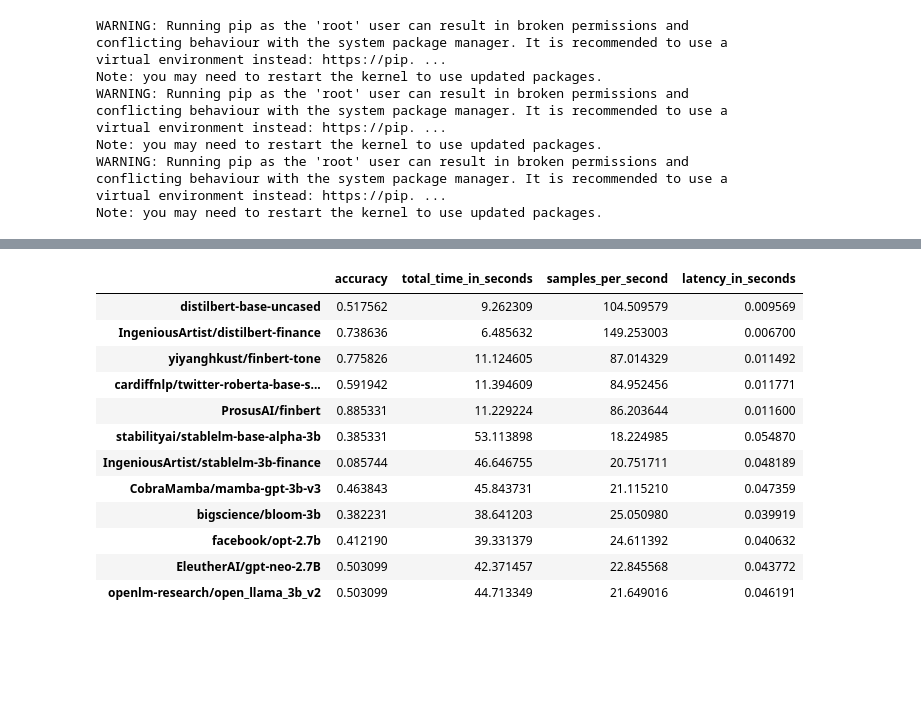
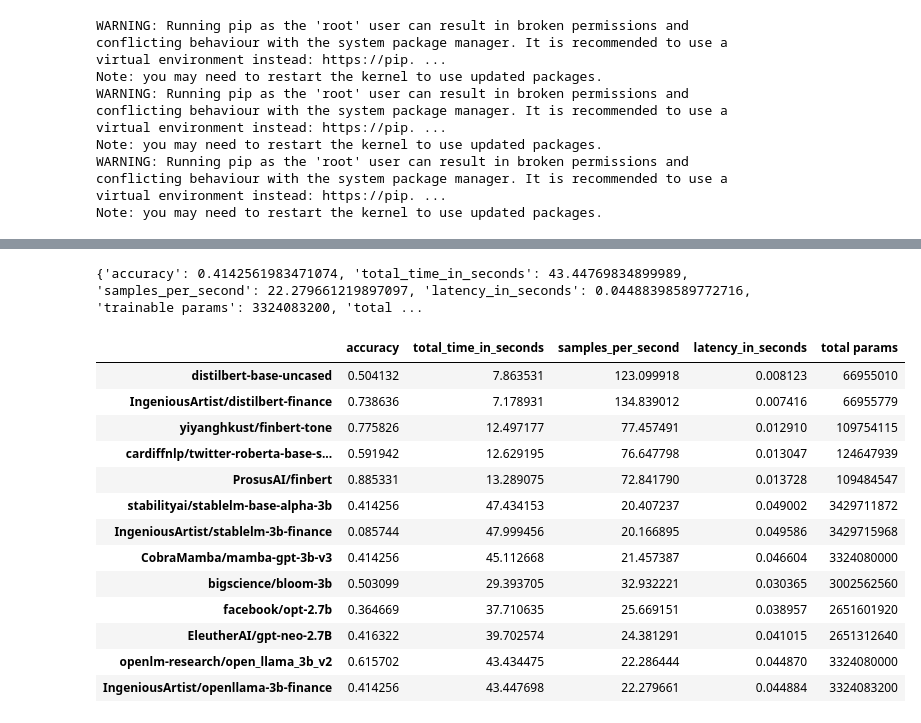
Before and after one commit to IngeniousArtist/LLM-SentimentAnalysis, a Jupyter notebook: Evaluate all models.ipynb, the cells around one changed output, grey strips where cells are left out. Drawn from its saved outputs; the diff is of its cells as text; code cells hidden in the pictures; blank space fills up the shorter version.

```diff
--- a/Evaluate all models.ipynb
+++ b/Evaluate all models.ipynb
@@ -248,7 +310,7 @@ Asking to truncate to max_length but no maximum length is provided and the model
 # facebook/opt-2.7b
 
 eval_results = task_evaluator.compute(
-    model_or_pipeline="facebook/opt-2.7b",
+    model_or_pipeline=models[i],
     input_column = "sentence",
     label_column = "label",
     data=data,
@@ -256,8 +318,10 @@ eval_results = task_evaluator.compute(
     label_mapping={"LABEL_0": 0, "LABEL_1": 1, "LABEL_2": 2}
 )
 
+eval_results.update(model_params(models[i]))
 results.append(eval_results)
 print(eval_results)
+i += 1
 # %% [output]
 Some weights of OPTForSequenceClassification were not initialized from the model checkpoint at facebook/opt-2.7b and are newly initialized: ['score.weight']
 You should probably TRAIN this model on a down-stream task to be able to use it for predictions and inference.
@@ -267,7 +333,7 @@ Asking to truncate to max_length but no maximum length is provided and the model
 # EleutherAI/gpt-neo-2.7B
 
 eval_results = task_evaluator.compute(
-    model_or_pipeline="EleutherAI/gpt-neo-2.7B",
+    model_or_pipeline=models[i],
     input_column = "sentence",
     label_column = "label",
     data=data,
@@ -275,8 +341,10 @@ eval_results = task_evaluator.compute(
     label_mapping={"LABEL_0": 0, "LABEL_1": 1, "LABEL_2": 2}
 )
 
+eval_results.update(model_params(models[i]))
 results.append(eval_results)
 print(eval_results)
+i += 1
 # %% [output]
 Some weights of GPTNeoForSequenceClassification were not initialized from the model checkpoint at EleutherAI/gpt-neo-2.7B and are newly initialized: ['score.weight']
 You should probably TRAIN this model on a down-stream task to be able to use it for predictions and inference.
@@ -285,7 +355,7 @@ You should probably TRAIN this model on a down-stream task to be able to use it
 # openlm-research/open_llama_3b_v2
 
 eval_results = task_evaluator.compute(
-    model_or_pipeline="openlm-research/open_llama_3b_v2",
+    model_or_pipeline=models[i],
     input_column = "sentence",
     label_column = "label",
     data=data,
@@ -293,8 +363,10 @@ eval_results = task_evaluator.compute(
     label_mapping={"LABEL_0": 0, "LABEL_1": 1, "LABEL_2": 2}
 )
 
+eval_results.update(model_params(models[i]))
 results.append(eval_results)
 print(eval_results)
+i += 1
 # %% [output]
 Some weights of LlamaForSequenceClassification were not initialized from the model checkpoint at openlm-research/open_llama_3b_v2 and are newly initialized: ['score.weight']
 You should probably TRAIN this model on a down-stream task to be able to use it for predictions and inference.
@@ -302,22 +377,42 @@ You should probably TRAIN this model on a down-stream task to be able to use it
+# %%
+# IngeniousArtist/openllama-3b-finance
+
+eval_results = task_evaluator.compute(
+    model_or_pipeline=models[i],
+    input_column = "sentence",
+    label_column = "label",
+    data=data,
+    metric= metrics,
+    label_mapping={"Negative": 0, "Neutral": 1, "Positive": 2}
+)
+
+eval_results.update(model_params(models[i]))
+results.append(eval_results)
+print(eval_results)
+i += 1
+# %% [output]
+{'accuracy': 0.4142561983471074, 'total_time_in_seconds': 43.44769834899989, 'samples_per_second': 22.279661219897097, 'latency_in_seconds': 0.04488398589772716, 'trainable params': 3324083200, 'total ...
 # %%
 # Create Dataframe
 
 df = pd.DataFrame(results, index=models)
-df[["accuracy", "total_time_in_seconds", "samples_per_second", "latency_in_seconds"]]
+data = df[["accuracy", "total_time_in_seconds", "samples_per_second", "latency_in_seconds", "total params"]]
+data
 # %% [output]
-|  | accuracy | total_time_in_seconds | samples_per_second | latency_in_seconds |
-| distilbert-base-uncased | 0.517562 | 9.262309 | 104.509579 | 0.009569 |
-| IngeniousArtist/distilbert-finance | 0.738636 | 6.485632 | 149.253003 | 0.006700 |
-| yiyanghkust/finbert-tone | 0.775826 | 11.124605 | 87.014329 | 0.011492 |
-| cardiffnlp/twitter-roberta-base-s... | 0.591942 | 11.394609 | 84.952456 | 0.011771 |
-| ProsusAI/finbert | 0.885331 | 11.229224 | 86.203644 | 0.011600 |
-| stabilityai/stablelm-base-alpha-3b | 0.385331 | 53.113898 | 18.224985 | 0.054870 |
-| IngeniousArtist/stablelm-3b-finance | 0.085744 | 46.646755 | 20.751711 | 0.048189 |
-| CobraMamba/mamba-gpt-3b-v3 | 0.463843 | 45.843731 | 21.115210 | 0.047359 |
-| bigscience/bloom-3b | 0.382231 | 38.641203 | 25.050980 | 0.039919 |
-| facebook/opt-2.7b | 0.412190 | 39.331379 | 24.611392 | 0.040632 |
-| EleutherAI/gpt-neo-2.7B | 0.503099 | 42.371457 | 22.845568 | 0.043772 |
-| openlm-research/open_llama_3b_v2 | 0.503099 | 44.713349 | 21.649016 | 0.046191 |
+|  | accuracy | total_time_in_seconds | samples_per_second | latency_in_seconds | total params |
+| distilbert-base-uncased | 0.504132 | 7.863531 | 123.099918 | 0.008123 | 66955010 |
+| IngeniousArtist/distilbert-finance | 0.738636 | 7.178931 | 134.839012 | 0.007416 | 66955779 |
+| yiyanghkust/finbert-tone | 0.775826 | 12.497177 | 77.457491 | 0.012910 | 109754115 |
+| cardiffnlp/twitter-roberta-base-s... | 0.591942 | 12.629195 | 76.647798 | 0.013047 | 124647939 |
+| ProsusAI/finbert | 0.885331 | 13.289075 | 72.841790 | 0.013728 | 109484547 |
+| stabilityai/stablelm-base-alpha-3b | 0.414256 | 47.434153 | 20.407237 | 0.049002 | 3429711872 |
+| IngeniousArtist/stablelm-3b-finance | 0.085744 | 47.999456 | 20.166895 | 0.049586 | 3429715968 |
+| CobraMamba/mamba-gpt-3b-v3 | 0.414256 | 45.112668 | 21.457387 | 0.046604 | 3324080000 |
+| bigscience/bloom-3b | 0.503099 | 29.393705 | 32.932221 | 0.030365 | 3002562560 |
+| facebook/opt-2.7b | 0.364669 | 37.710635 | 25.669151 | 0.038957 | 2651601920 |
+| EleutherAI/gpt-neo-2.7B | 0.416322 | 39.702574 | 24.381291 | 0.041015 | 2651312640 |
+| openlm-research/open_llama_3b_v2 | 0.615702 | 43.434475 | 22.286444 | 0.044870 | 3324080000 |
+| IngeniousArtist/openllama-3b-finance | 0.414256 | 43.447698 | 22.279661 | 0.044884 | 3324083200 |
 # %%
 # Visualize Results
 
```
Also changed, not shown: parts of 18 cells of this notebook, 1 other file.
